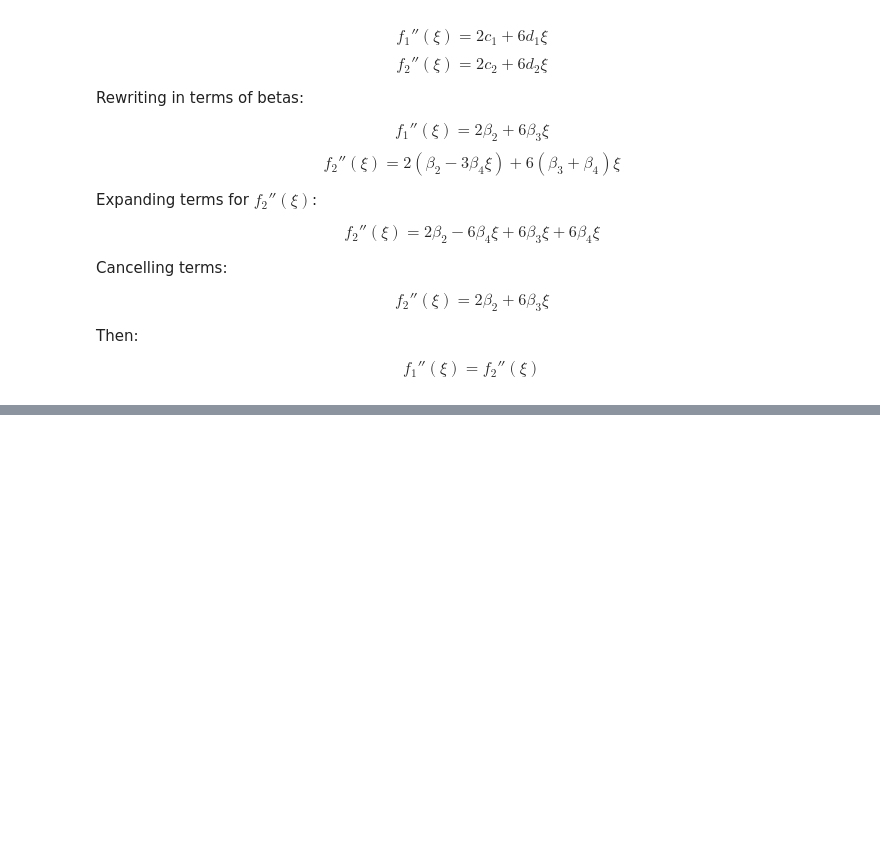
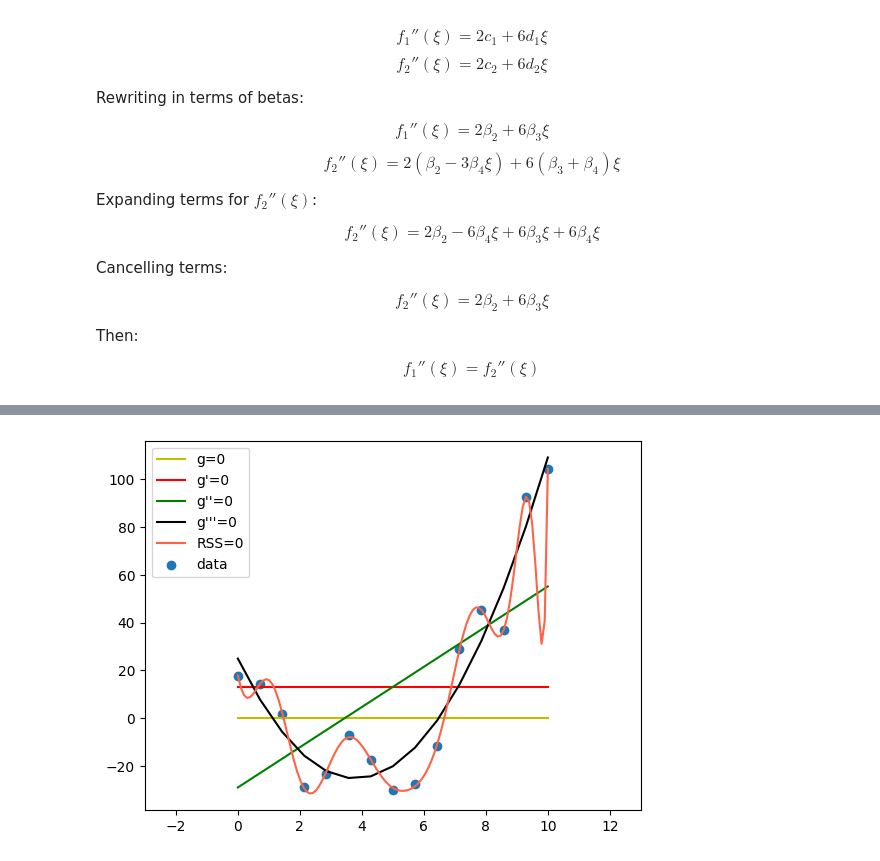
Before and after one commit to deusdevok/ISLP_Python, a Jupyter notebook: Chapter 7/ConceptualExercises.ipynb, the cells around one changed output, grey strips where cells are left out. Cells and saved outputs as stored; diff of their text form; code cells hidden in the pictures; blank space fills up the shorter version.

```diff
--- a/Chapter 7/ConceptualExercises.ipynb
+++ b/Chapter 7/ConceptualExercises.ipynb
@@ -120,0 +133,50 @@ $$\boxed{f_1''(\xi) = f_2''(\xi)}$$
+# %%
+import matplotlib.pyplot as plt
+import numpy as np
+import pandas as pd
+
+from sklearn.linear_model import LinearRegression
+
+n = 15
+x = np.linspace(0, 10, n)
+eps = np.random.uniform(-20, 20, n)
+y = 3*x**2 - 22*x + 20 + eps
+
+data = pd.DataFrame({
+    'ones': x**0,
+    'X': x,
+    'X^2': x**2
+})
+
+reg = LinearRegression(fit_intercept=True)
+
+# g equal to zero
+plt.plot(x, np.zeros(n), c='y', label="g=0")
+
+# Constant
+model = reg.fit(data[['ones']], y)
+plt.plot(x, model.intercept_ + model.coef_[0]*x, c='r', label="g'=0")
+
+# Linear
+model = reg.fit(data[['X']], y)
+plt.plot(x, model.intercept_ + model.coef_[0]*x, c='g', label="g''=0")
+
+# Quadratic
+model = reg.fit(data[['X', 'X^2']], y)
+plt.plot(x, model.intercept_ + model.coef_[0]*x + model.coef_[1]*x**2, c='k', label="g'''=0")
+
+# Degree n polynomial
+poly_data = pd.DataFrame({f'X^{i}': x**i for i in range(0,n)})
+columns = poly_data.columns
+model = reg.fit(poly_data[columns], y)
+
+x_plot = np.linspace(0, 10, 100)
+x_for_prediction = [[k**i for i in range(0,n)] for k in x_plot]
+y_plot = model.predict(np.array(x_for_prediction))
+plt.plot(x_plot, y_plot, c='tomato', label="RSS=0")
+
+plt.scatter(x, y, label='data')
+plt.xlim([-3, 13])
+plt.legend();
+# %% [output]
+[figure, added]
```
Also changed, not shown: parts of 1 cell of this notebook.
